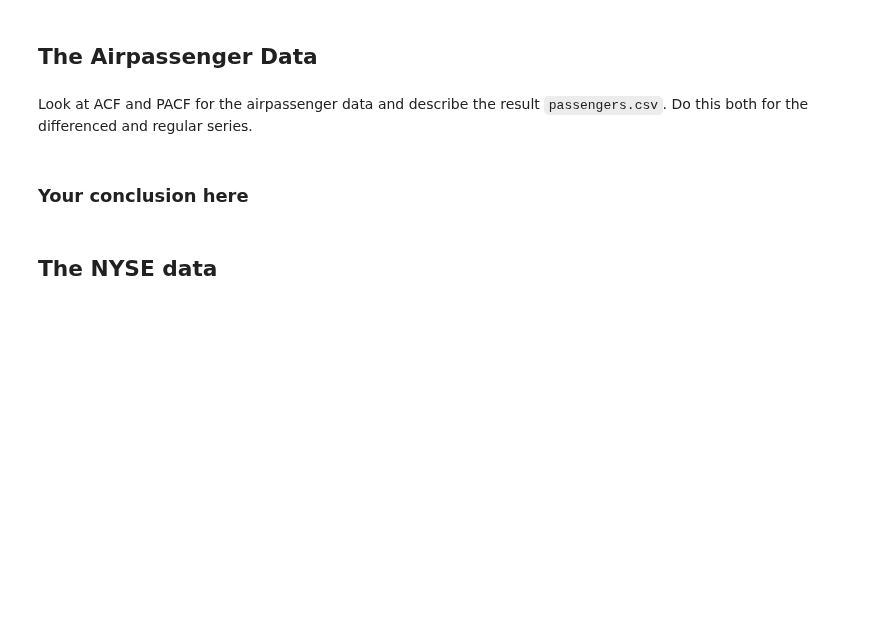
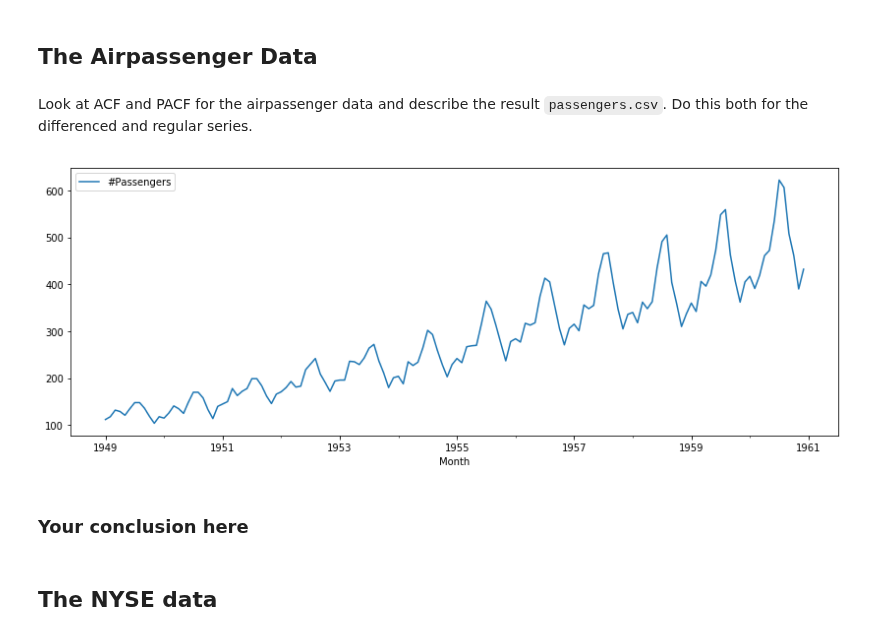
Before and after one commit to nkacoroski/dsc-3-26-05-correlation-and-autocorrelation-in-time-series-lab-seattle-ds-career-040119, a Jupyter notebook: index.ipynb, the cells around one changed output. Cells and saved outputs as stored; diff of their text form; code cells hidden in the pictures; blank space fills up the shorter version.

```diff
--- a/index.ipynb
+++ b/index.ipynb
@@ -133,4 +133,4 @@ Look at ACF and PACF for the airpassenger data and describe the result `passenge
 # %%
 air = pd.read_csv('passengers.csv')
 air.Month = pd.to_datetime(air.Month)
-air.set_ind
+air.set_index('Month', inplace=True)
@@ -139,3 +137,7 @@ air.set_ind
+# %%
+air.plot();
+# %% [output]
+[figure, added]
 # %%
 # your code here
 # %%
```
Also changed, not shown: parts of 1 cell of this notebook.
